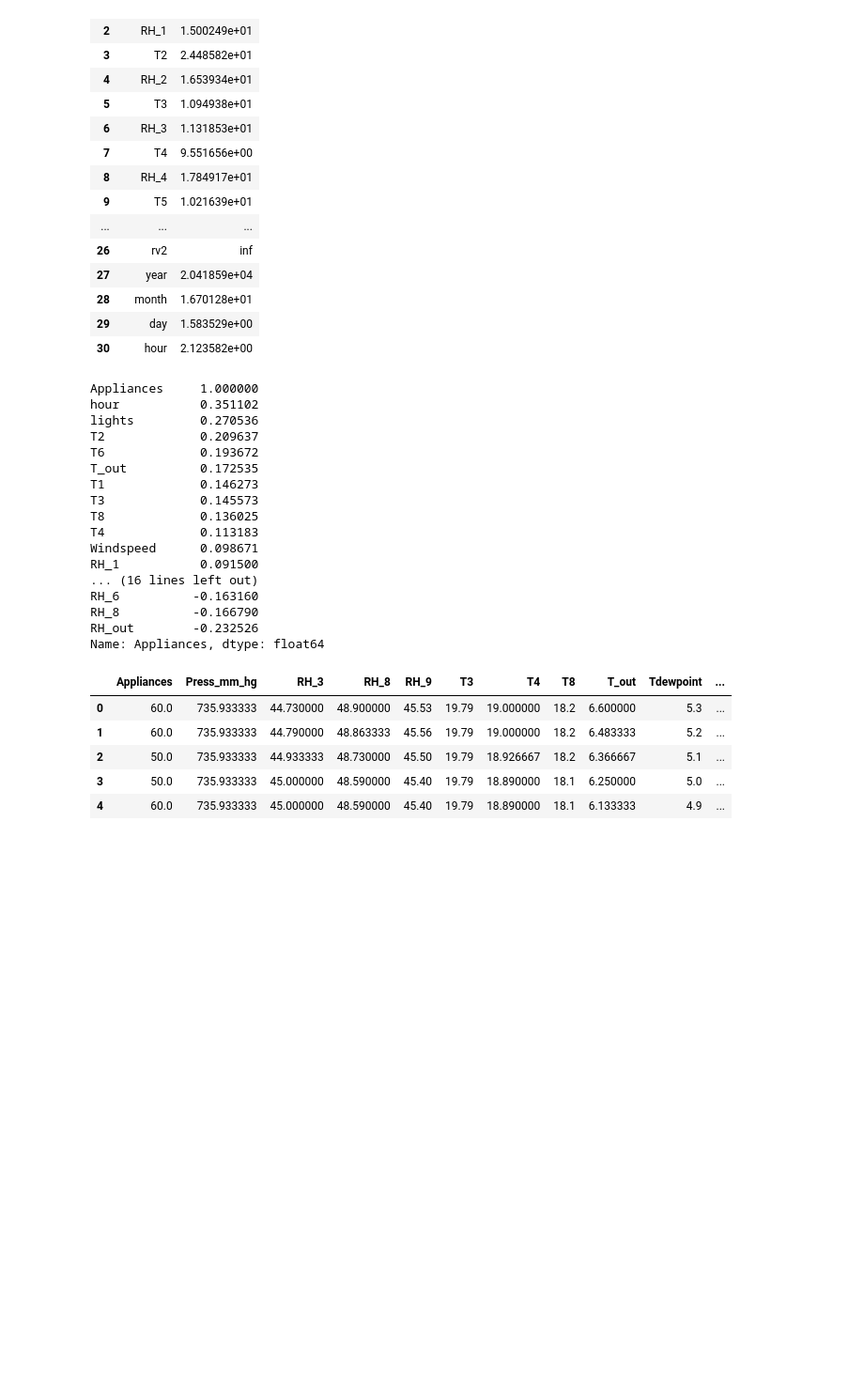
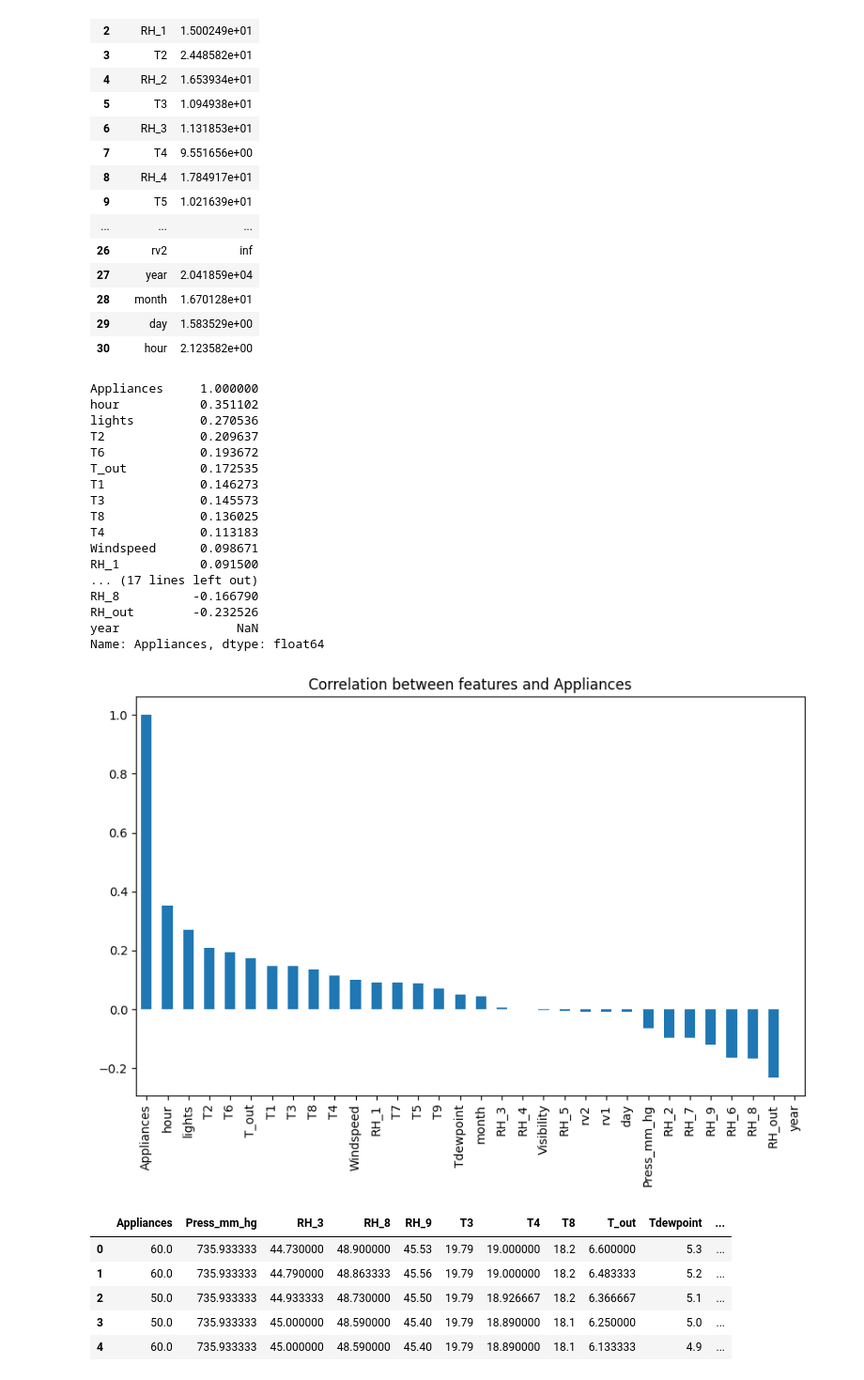
Before and after one commit to Mortti11/Introduction-Machine-Learning, a Jupyter notebook: Linear_Regression/linear.ipynb, the cells around one changed output. Shown at 94% size. Saved outputs shown, nothing was run; the diff lists cells and outputs as text; code cells hidden in the pictures; blank space fills up the shorter version.

```diff
--- a/Linear_Regression/linear.ipynb
+++ b/Linear_Regression/linear.ipynb
@@ -45,7 +52,7 @@ import joblib
 - **rv2**: Random variable 2, nondimensional
 # %%
 # Loading and Exploring the data
-data = pd.read_csv('energydata_complete.csv',encoding = 'ISO-8859-1')
+data = pd.read_csv('energydata_complete.csv')
 # %%
 data.describe()
 # %% [output]
@@ -358,11 +336,19 @@ T8             0.136025
 T4             0.113183
 Windspeed      0.098671
 RH_1           0.091500
-... (16 lines left out)
-RH_6          -0.163160
+... (17 lines left out)
 RH_8          -0.166790
 RH_out        -0.232526
+year                NaN
 Name: Appliances, dtype: float64
+# %%
+# Let's Visualize the correlation_target
+plt.figure(figsize=(10, 6))
+correlation_target.plot(kind='bar')
+plt.title('Correlation between features and Appliances')
+plt.show()
+# %% [output]
+[figure, added]
 # %%
 # I drop the year column
 data = data.drop('year', axis=1)
```
Also changed, not shown: parts of 18 cells of this notebook, 4 other files.
